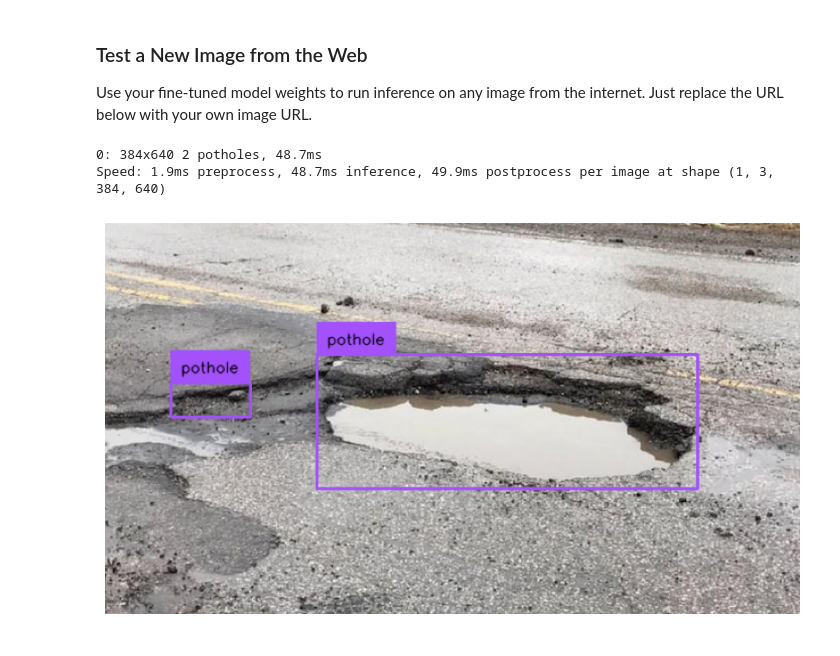
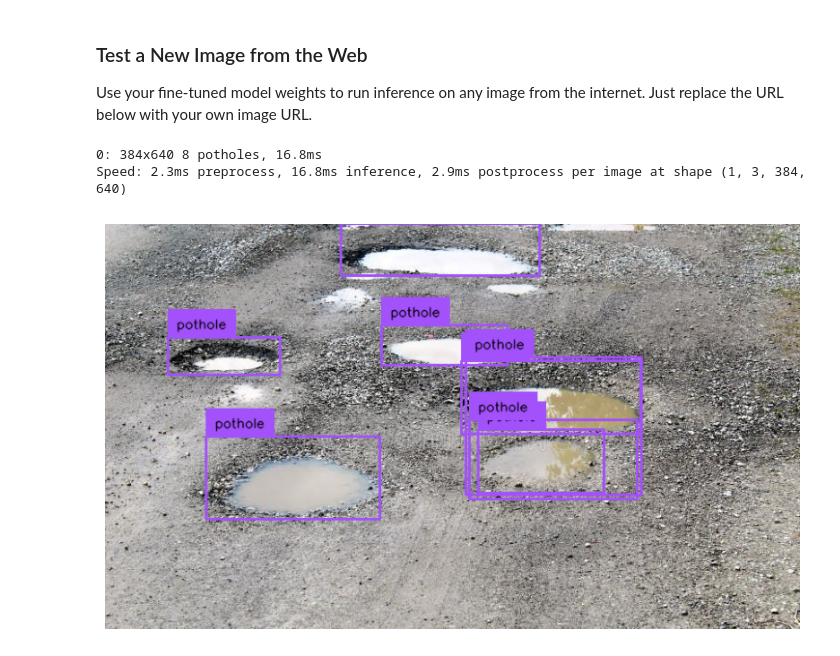
Before and after one commit to sinan404/pothole-detection, a Jupyter notebook: pothole-detection.ipynb, the cells around one changed output. Drawn from its saved outputs; the diff is of its cells as text; code cells hidden in the pictures.

Commit message:
updated image url

```diff
--- a/pothole-detection.ipynb
+++ b/pothole-detection.ipynb
@@ -149,34 +152,34 @@ Use your fine-tuned model weights to run inference on any image from the interne
 # %%
 from ultralytics import YOLO
 from PIL import Image
 import requests
 import supervision as sv
 
 # 1. Load your fine-tuned model
 custom_model = YOLO(f'{HOME}/runs/detect/train/weights/best.pt')
 
 # 2. Provide the URL of the image you want to test
-image_url = 'https://akm-img-a-in.tosshub.com/indiatoday/images/story/202508/potholes-in-mumbai-171323137-16x9.png?VersionId=UBfxTKM.OfYh1q09m86JBmeZzaheAzn0&size=690:388' # Example image
+image_url = 'https://imgs.search.brave.com/q9sg7PtLnU1T6fwmgiUrMpThj0ni0TPSkwcfi3QTWAg/rs:fit:860:0:0:0/g:ce/aHR0cHM6Ly90aHVt/YnMuZHJlYW1zdGlt/ZS5jb20vYi9wb3Ro/b2xlcy1maWxsZWQt/d2F0ZXItcnVyYWwt/dW5wYXZlZC1yb2Fk/LTkyMDczOTI4Lmpw/Zw' # Example image
 
 # 3. Download and open the image
 test_image = Image.open(requests.get(image_url, stream=True).raw)
 
 # 4. Perform prediction
 results = custom_model.predict(test_image, conf=0.25)[0]
 
 # 5. Convert to Supervision detections and annotate
 detections = sv.Detections.from_ultralytics(results)
 
 box_annotator = sv.BoxAnnotator()
 label_annotator = sv.LabelAnnotator(text_color=sv.Color.BLACK)
 
 annotated_test_image = test_image.copy()
 annotated_test_image = box_annotator.annotate(annotated_test_image, detections=detections)
 annotated_test_image = label_annotator.annotate(annotated_test_image, detections=detections)
 
 # 6. Display the result
 sv.plot_image(annotated_test_image, size=(10, 10))
 # %% [output]
-0: 384x640 2 potholes, 48.7ms
-Speed: 1.9ms preprocess, 48.7ms inference, 49.9ms postprocess per image at shape (1, 3, 384, 640)
+0: 384x640 8 potholes, 16.8ms
+Speed: 2.3ms preprocess, 16.8ms inference, 2.9ms postprocess per image at shape (1, 3, 384, 640)
-[figure, old version]
+[figure, new version]
```
Also changed, not shown: parts of 10 cells of this notebook.
